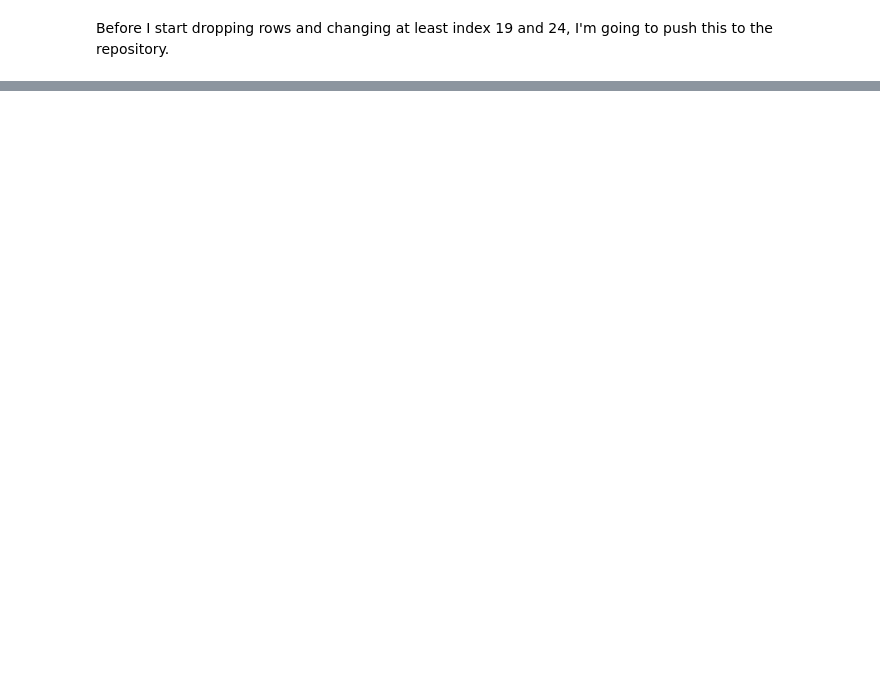
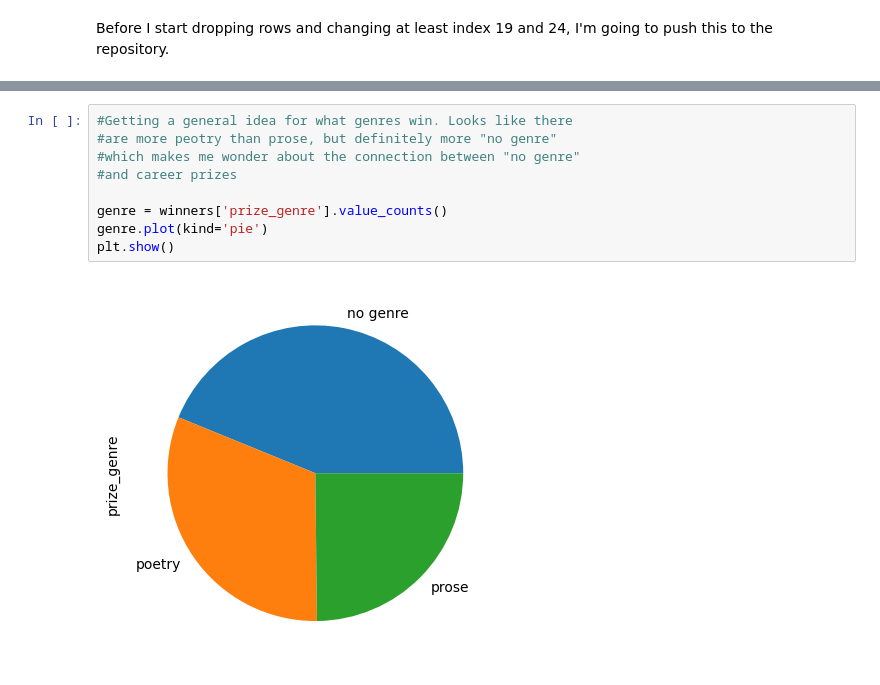
Before and after one commit to abigwind/literary-prizes, a Jupyter notebook: LiteraryPrizesDW.ipynb, the cells around one changed output, grey strips where cells are left out. Drawn from its saved outputs; the diff is of its cells as text; blank space fills up the shorter version.

```diff
--- a/LiteraryPrizesDW.ipynb
+++ b/LiteraryPrizesDW.ipynb
@@ -423,0 +673,11 @@ Before I start dropping rows and changing at least index 19 and 24, I'm going to
+# %%
+#Getting a general idea for what genres win. Looks like there
+#are more peotry than prose, but definitely more "no genre"
+#which makes me wonder about the connection between "no genre"
+#and career prizes
+
+genre = winners['prize_genre'].value_counts()
+genre.plot(kind='pie')
+plt.show()
+# %% [output]
+[figure, added]
```
Also changed, not shown: parts of 41 cells of this notebook.
